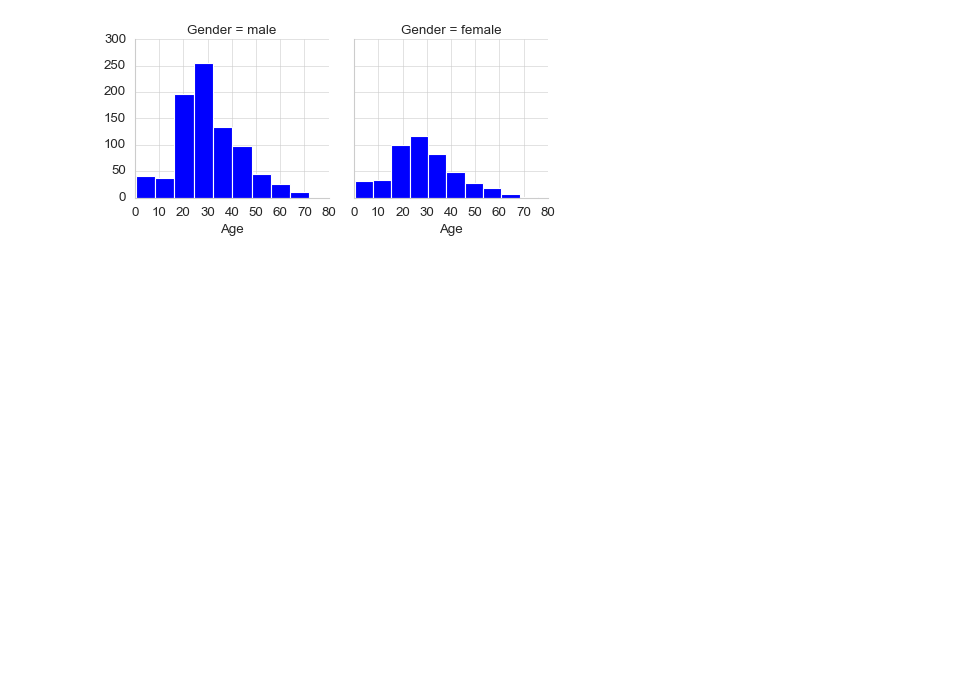
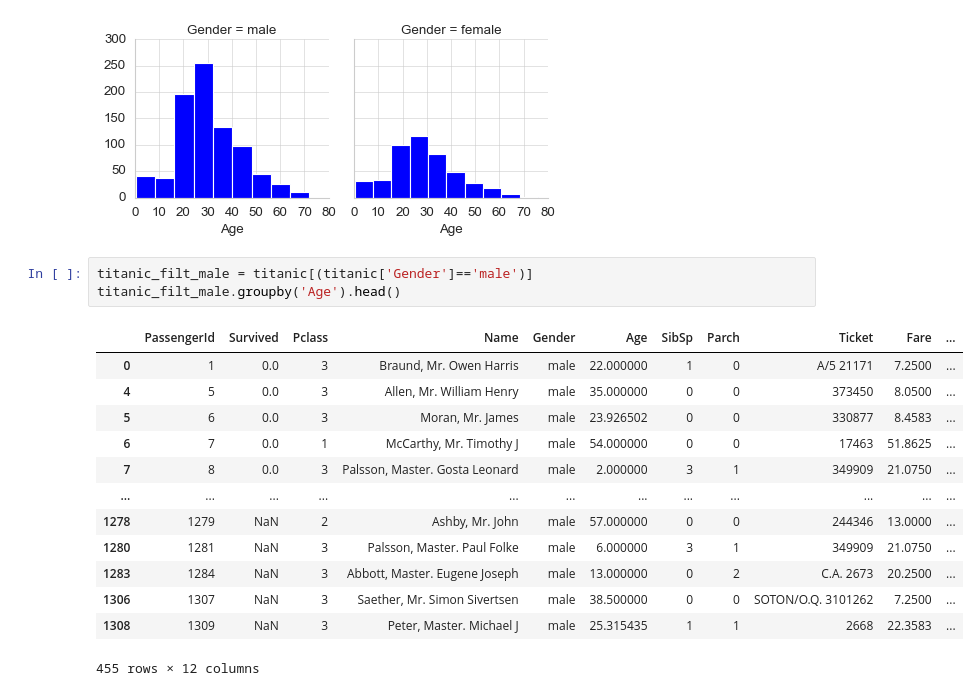
Before and after one commit to herreradelduque/dataptmad1019, a Jupyter notebook: module-2/lab-matplotlib-seaborn/your-code/challenge-3.ipynb, the cells around one changed output. Saved outputs shown, nothing was run; the diff lists cells and outputs as text; blank space fills up the shorter version.

```diff
--- a/module-2/lab-matplotlib-seaborn/your-code/challenge-3.ipynb
+++ b/module-2/lab-matplotlib-seaborn/your-code/challenge-3.ipynb
@@ -238,3 +341,20 @@ g.map(plt.hist,'Age')
 # %% [output]
 <seaborn.axisgrid.FacetGrid at 0x...>
 [figure]
+# %%
+titanic_filt_male = titanic[(titanic['Gender']=='male')]
+titanic_filt_male.groupby('Age').head()
+# %% [output]
+|  | PassengerId | Survived | Pclass | Name | Gender | Age | SibSp | Parch | Ticket | Fare | ... |
+| 0 | 1 | 0.0 | 3 | Braund, Mr. Owen Harris | male | 22.000000 | 1 | 0 | A/5 21171 | 7.2500 | ... |
+| 4 | 5 | 0.0 | 3 | Allen, Mr. William Henry | male | 35.000000 | 0 | 0 | 373450 | 8.0500 | ... |
+| 5 | 6 | 0.0 | 3 | Moran, Mr. James | male | 23.926502 | 0 | 0 | 330877 | 8.4583 | ... |
+| 6 | 7 | 0.0 | 1 | McCarthy, Mr. Timothy J | male | 54.000000 | 0 | 0 | 17463 | 51.8625 | ... |
+| 7 | 8 | 0.0 | 3 | Palsson, Master. Gosta Leonard | male | 2.000000 | 3 | 1 | 349909 | 21.0750 | ... |
+| ... | ... | ... | ... | ... | ... | ... | ... | ... | ... | ... | ... |
+| 1278 | 1279 | NaN | 2 | Ashby, Mr. John | male | 57.000000 | 0 | 0 | 244346 | 13.0000 | ... |
+| 1280 | 1281 | NaN | 3 | Palsson, Master. Paul Folke | male | 6.000000 | 3 | 1 | 349909 | 21.0750 | ... |
+| 1283 | 1284 | NaN | 3 | Abbott, Master. Eugene Joseph | male | 13.000000 | 0 | 2 | C.A. 2673 | 20.2500 | ... |
+| 1306 | 1307 | NaN | 3 | Saether, Mr. Simon Sivertsen | male | 38.500000 | 0 | 0 | SOTON/O.Q. 3101262 | 7.2500 | ... |
+| 1308 | 1309 | NaN | 3 | Peter, Master. Michael J | male | 25.315435 | 1 | 1 | 2668 | 22.3583 | ... |
+455 rows × 12 columns
```
Also changed, not shown: parts of 29 cells of this notebook, 3 other files.
